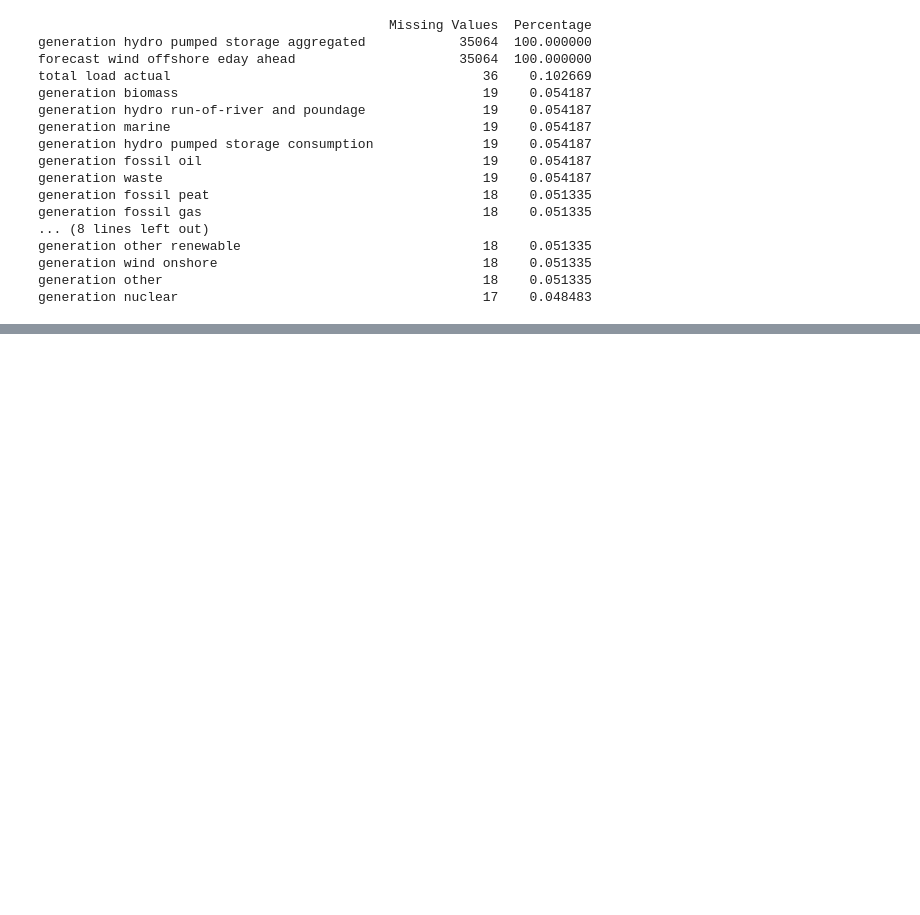
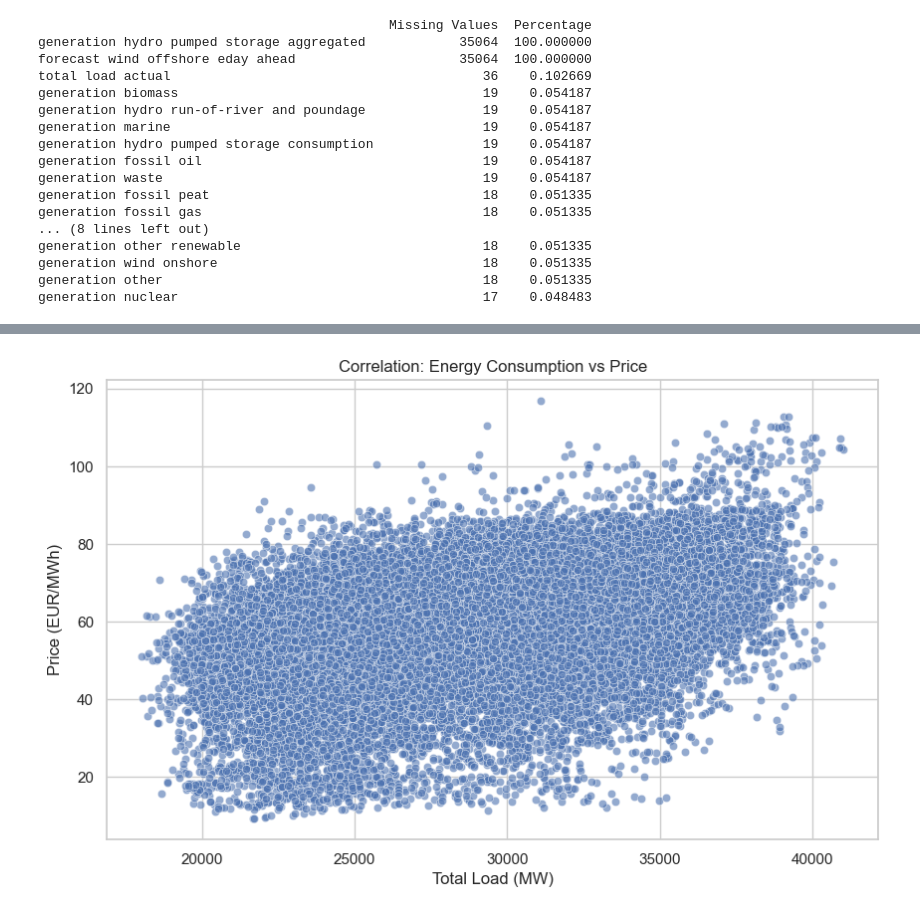
Before and after one commit to alexandrogarnacho94/project-energy-eda-forecast, a Jupyter notebook: notebooks/01_eda.ipynb, the cells around one changed output, grey strips where cells are left out. Drawn from its saved outputs; the diff is of its cells as text; code cells hidden in the pictures; blank space fills up the shorter version.

```diff
--- a/notebooks/01_eda.ipynb
+++ b/notebooks/01_eda.ipynb
@@ -273,0 +284,10 @@ generation nuclear                                       17    0.048483
+# %%
+plt.figure(figsize=(10, 6))
+sns.scatterplot(data=df, x='total load actual', y='price actual', alpha=0.6)
+plt.title('Correlation: Energy Consumption vs Price')
+plt.xlabel('Total Load (MW)')
+plt.ylabel('Price (EUR/MWh)')
+plt.grid(True)
+plt.show()
+# %% [output]
+[figure, added]
```
Also changed, not shown: parts of 3 cells of this notebook.
